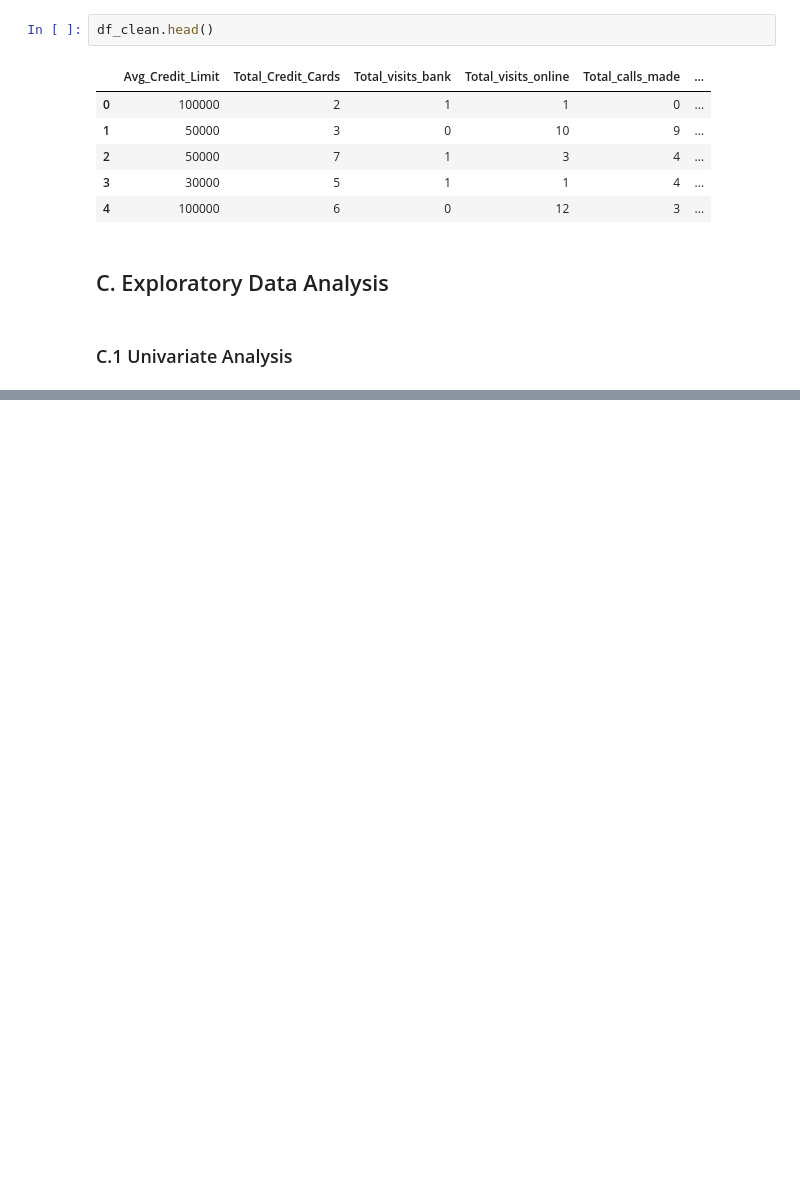
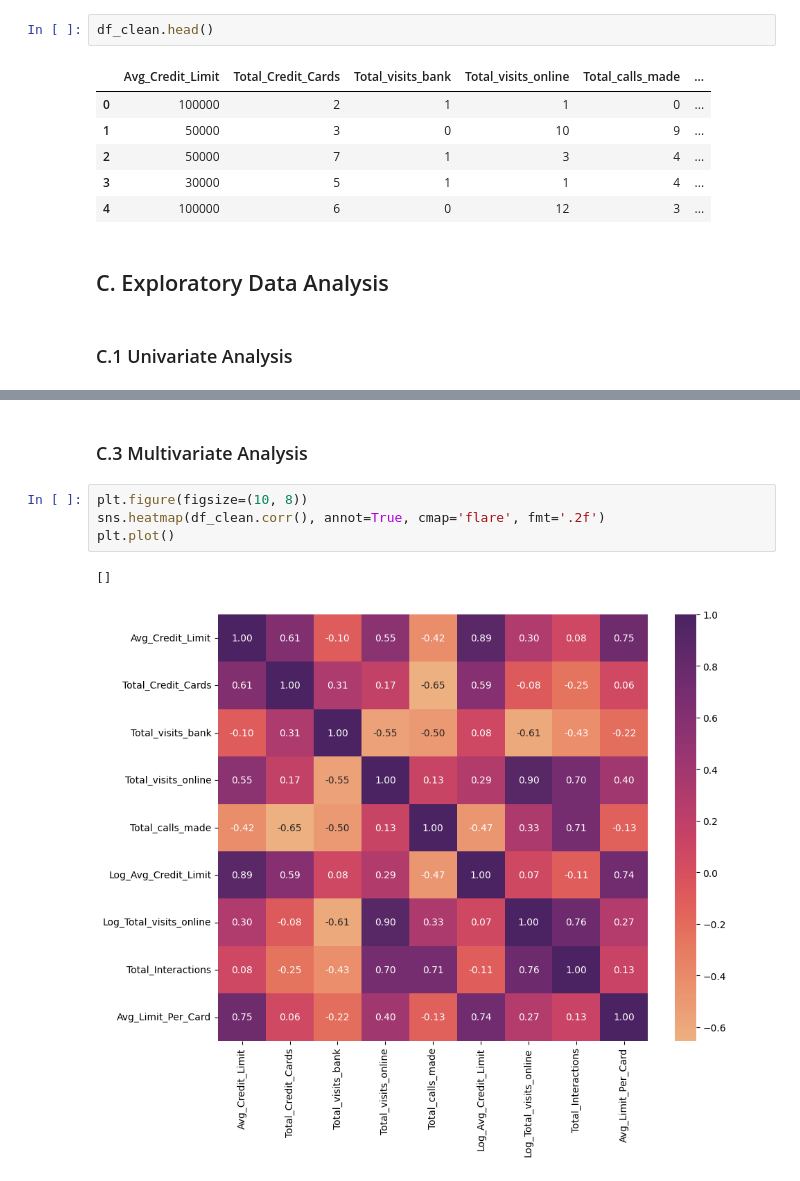
Before and after one commit to HablSank/1Day-1Dataset_MachineLearningProject, a Jupyter notebook: Day-11/K-Means (Customer Credit Card)/customercreditcard.ipynb, the cells around one changed output, grey strips where cells are left out. Drawn from its saved outputs; the diff is of its cells as text; blank space fills up the shorter version.

```diff
--- a/Day-11/K-Means (Customer Credit Card)/customercreditcard.ipynb
+++ b/Day-11/K-Means (Customer Credit Card)/customercreditcard.ipynb
@@ -202,0 +223,9 @@ plt.show()
+# %% [markdown]
+### C.3 Multivariate Analysis
+# %%
+plt.figure(figsize=(10, 8))
+sns.heatmap(df_clean.corr(), annot=True, cmap='flare', fmt='.2f')
+plt.plot()
+# %% [output]
+[]
+[figure, added]
```
Also changed, not shown: parts of 13 cells of this notebook.
